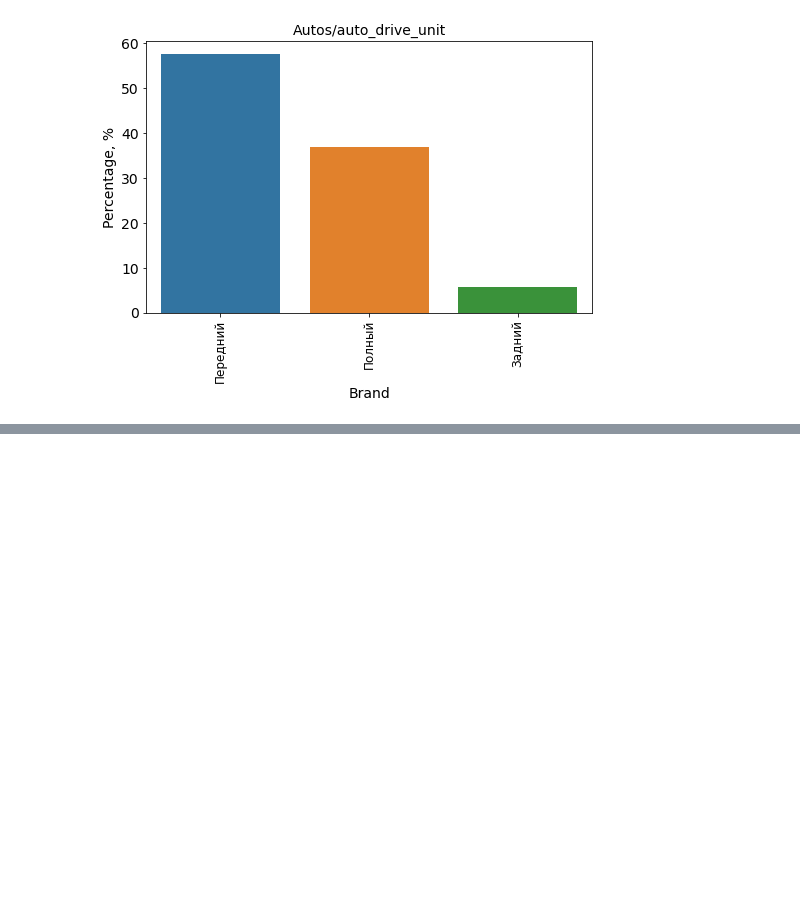
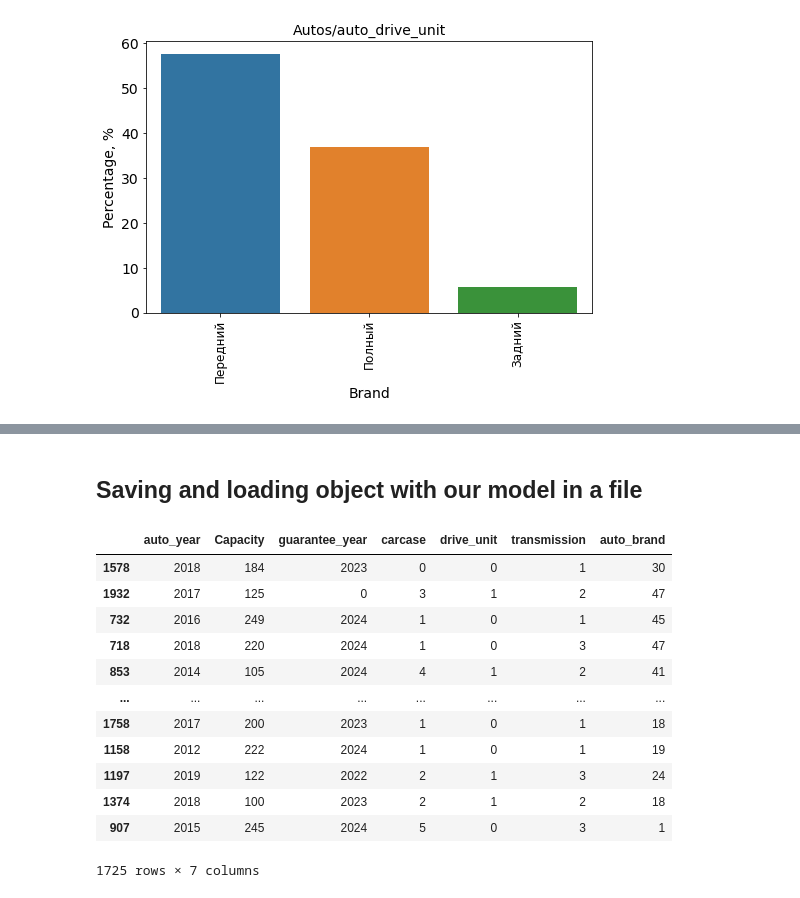
Before and after one commit to DianaS96/Spb_cars_sales, a Jupyter notebook: auto_rolf.ipynb, the cells around one changed output, grey strips where cells are left out. Drawn from its saved outputs; the diff is of its cells as text; code cells hidden in the pictures; blank space fills up the shorter version.

```diff
--- a/auto_rolf.ipynb
+++ b/auto_rolf.ipynb
@@ -996,0 +999,3 @@ array(['Автоматическая', 'Вариатор', 'Робот', 'Мех
+# %% [markdown]
+<a id="Saving_model"></a>
+## Saving and loading object with our model in a file
@@ -996,0 +1006,16 @@ array(['Автоматическая', 'Вариатор', 'Робот', 'Мех
+# %%
+X_train
+# %% [output]
+|  | auto_year | Capacity | guarantee_year | carcase | drive_unit | transmission | auto_brand |
+| 1578 | 2018 | 184 | 2023 | 0 | 0 | 1 | 30 |
+| 1932 | 2017 | 125 | 0 | 3 | 1 | 2 | 47 |
+| 732 | 2016 | 249 | 2024 | 1 | 0 | 1 | 45 |
+| 718 | 2018 | 220 | 2024 | 1 | 0 | 3 | 47 |
+| 853 | 2014 | 105 | 2024 | 4 | 1 | 2 | 41 |
+| ... | ... | ... | ... | ... | ... | ... | ... |
+| 1758 | 2017 | 200 | 2023 | 1 | 0 | 1 | 18 |
+| 1158 | 2012 | 222 | 2024 | 1 | 0 | 1 | 19 |
+| 1197 | 2019 | 122 | 2022 | 2 | 1 | 3 | 24 |
+| 1374 | 2018 | 100 | 2023 | 2 | 1 | 2 | 18 |
+| 907 | 2015 | 245 | 2024 | 5 | 0 | 3 | 1 |
+1725 rows × 7 columns
```
Also changed, not shown: parts of 77 cells of this notebook.
